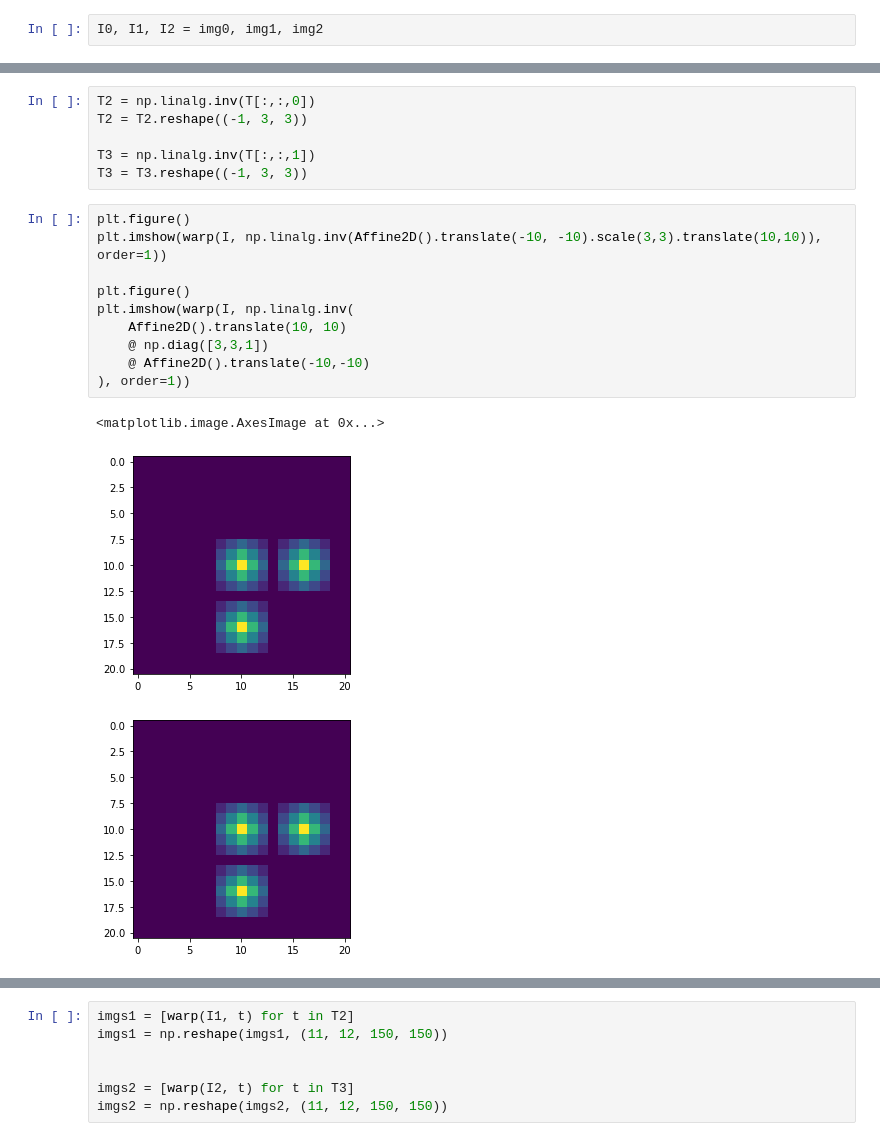
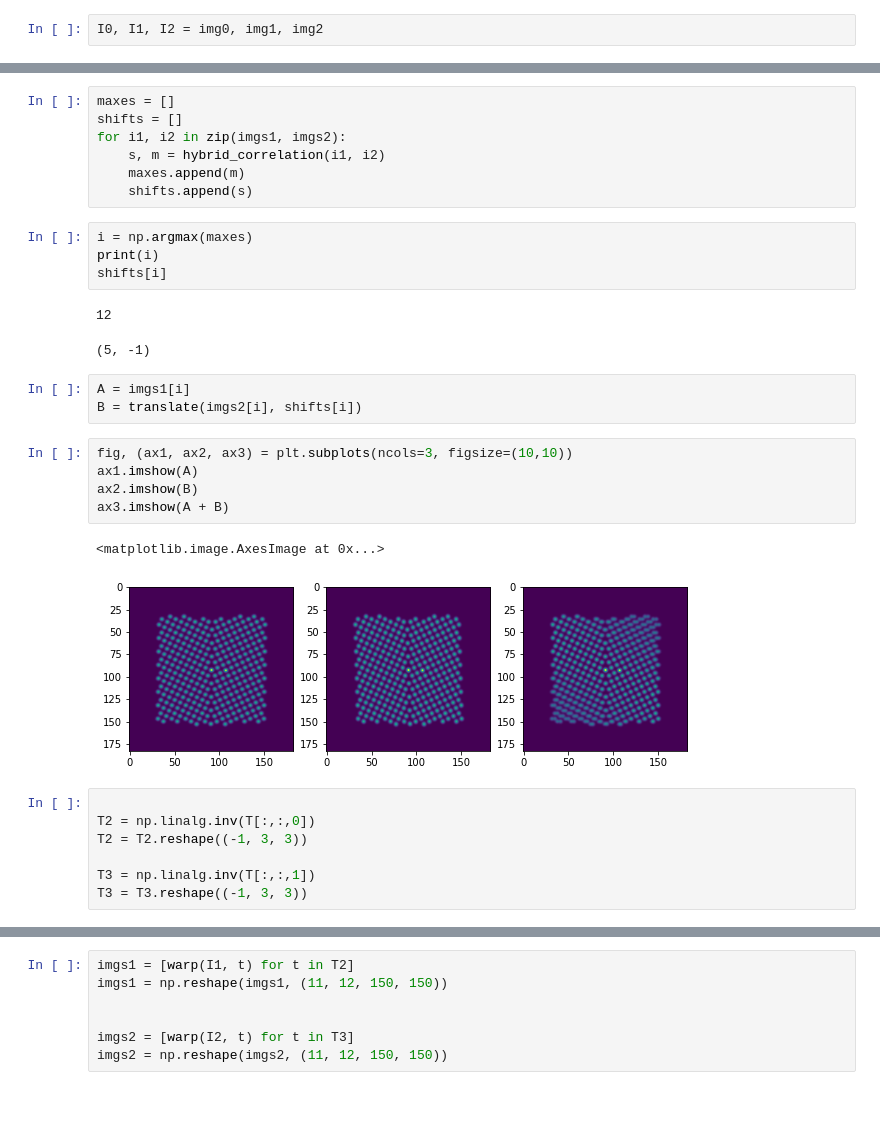
Before and after one commit to thomasaarholt/scanning-drift-corr, a Jupyter notebook: python/Rotate With Drift.ipynb, the cells around one changed output, grey strips where cells are left out. Drawn from its saved outputs; the diff is of its cells as text; blank space fills up the shorter version.

```diff
--- a/python/Rotate With Drift.ipynb
+++ b/python/Rotate With Drift.ipynb
@@ -120,20 +163,32 @@ plt.imshow(I2b)
+# %%
+maxes = []
+shifts = []
+for i1, i2 in zip(imgs1, imgs2):
+    s, m = hybrid_correlation(i1, i2)
+    maxes.append(m)
+    shifts.append(s)
+# %%
+i = np.argmax(maxes)
+print(i)
+shifts[i]
+# %% [output]
+12
+(5, -1)
+# %%
+A = imgs1[i]
+B = translate(imgs2[i], shifts[i])
+# %%
+fig, (ax1, ax2, ax3) = plt.subplots(ncols=3, figsize=(10,10))
+ax1.imshow(A)
+ax2.imshow(B)
+ax3.imshow(A + B)
+# %% [output]
+<matplotlib.image.AxesImage at 0x...>
+[figure, added]
 # %%
+
 T2 = np.linalg.inv(T[:,:,0])
 T2 = T2.reshape((-1, 3, 3))
 
 T3 = np.linalg.inv(T[:,:,1])
 T3 = T3.reshape((-1, 3, 3))
-# %%
-plt.figure()
-plt.imshow(warp(I, np.linalg.inv(Affine2D().translate(-10, -10).scale(3,3).translate(10,10)), order=1))
-
-plt.figure()
-plt.imshow(warp(I, np.linalg.inv(
-    Affine2D().translate(10, 10)
-    @ np.diag([3,3,1])
-    @ Affine2D().translate(-10,-10)
-), order=1))
-# %% [output]
-<matplotlib.image.AxesImage at 0x...>
-[figure, removed]
-[figure, removed]
```
Also changed, not shown: parts of 18 cells of this notebook, 1 other file.
